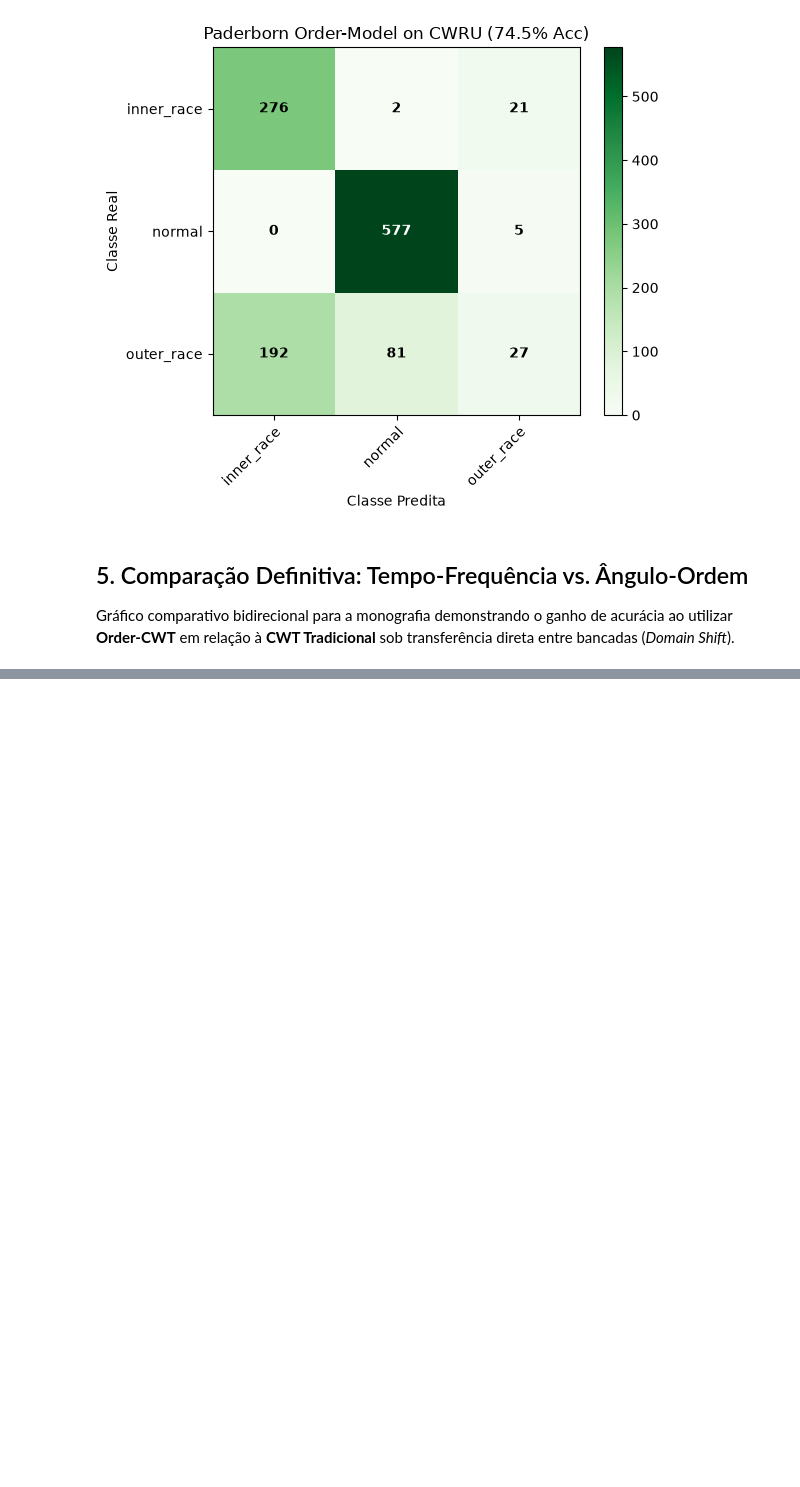
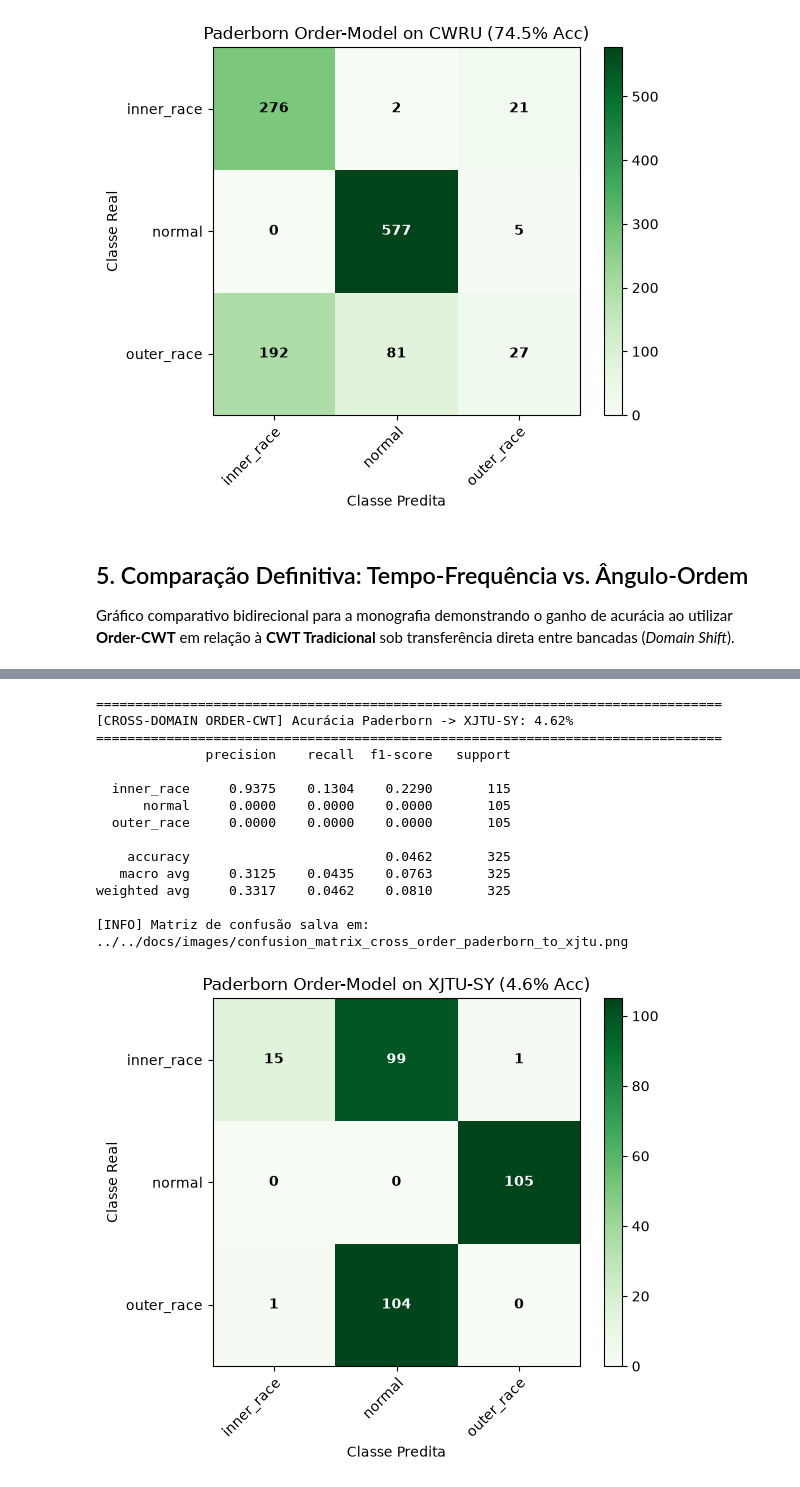
Before and after one commit to jvkauer/bearing-fault-diagnosis-cwt-cnn, a Jupyter notebook: notebooks/4_order_tracking/03_avaliacao_cruzada_order.ipynb, the cells around one changed output, grey strips where cells are left out. Drawn from its saved outputs; the diff is of its cells as text; code cells hidden in the pictures; blank space fills up the shorter version.

```diff
--- a/notebooks/4_order_tracking/03_avaliacao_cruzada_order.ipynb
+++ b/notebooks/4_order_tracking/03_avaliacao_cruzada_order.ipynb
@@ -274,0 +345,52 @@ plt.show()
+# %%
+# --- EXPERIMENTO 4: Paderborn -> XJTU-SY ---
+all_preds_pad_to_xjtu, all_labels_pad_to_xjtu = [], []
+map_xjtu_to_pad = {
+    xjtu_classes.index('inner_race'): pad_classes.index('inner_race'),
+    xjtu_classes.index('normal'): pad_classes.index('normal'),
+    xjtu_classes.index('outer_race'): pad_classes.index('outer_race')
+}
+
+with torch.no_grad():
+    for imgs, labels in xjtu_order_test_loader:
+        imgs = imgs.to(device)
+        outputs = model_pad_order(imgs)
+        _, preds = torch.max(outputs, 1)
+        for l, p in zip(labels.numpy(), preds.cpu().numpy()):
+            all_labels_pad_to_xjtu.append(map_xjtu_to_pad[l])
+            all_preds_pad_to_xjtu.append(p)
+
+all_labels_pad_to_xjtu = np.array(all_labels_pad_to_xjtu)
+all_preds_pad_to_xjtu = np.array(all_preds_pad_to_xjtu)
+acc_pad_on_xjtu = 100.0 * np.sum(all_labels_pad_to_xjtu == all_preds_pad_to_xjtu) / len(all_labels_pad_to_xjtu)
+
+print("=" * 80)
+print(f"[CROSS-DOMAIN ORDER-CWT] Acurácia Paderborn -> XJTU-SY: {acc_pad_on_xjtu:.2f}%")
+print("=" * 80)
+print(classification_report(
+    all_labels_pad_to_xjtu, all_preds_pad_to_xjtu,
+    target_names=pad_classes, digits=4, zero_division=0
+))
+
+plot_order_cross_cm(
+    all_labels_pad_to_xjtu, all_preds_pad_to_xjtu,
+    classes=pad_classes,
+    title=f"Paderborn Order-Model on XJTU-SY ({acc_pad_on_xjtu:.1f}% Acc)",
+    save_path="../../docs/images/confusion_matrix_cross_order_paderborn_to_xjtu.png"
+)
+# %% [output]
+================================================================================
+[CROSS-DOMAIN ORDER-CWT] Acurácia Paderborn -> XJTU-SY: 4.62%
+================================================================================
+              precision    recall  f1-score   support
+
+  inner_race     0.9375    0.1304    0.2290       115
+      normal     0.0000    0.0000    0.0000       105
+  outer_race     0.0000    0.0000    0.0000       105
+
+    accuracy                         0.0462       325
+   macro avg     0.3125    0.0435    0.0763       325
+weighted avg     0.3317    0.0462    0.0810       325
+
+[INFO] Matriz de confusão salva em: ../../docs/images/confusion_matrix_cross_order_paderborn_to_xjtu.png
+[figure, added]
```
Also changed, not shown: parts of 6 cells of this notebook, 34 other files.
